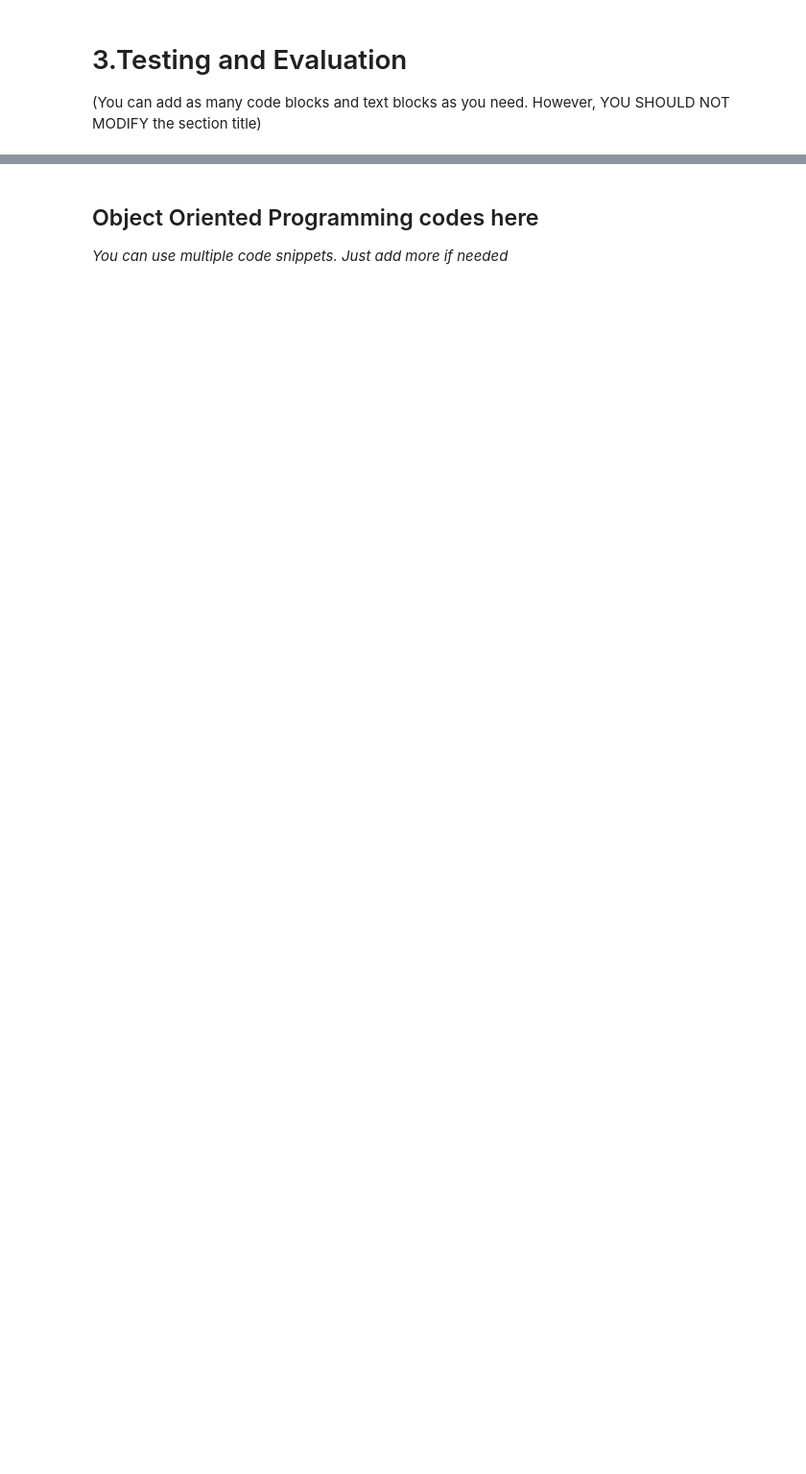
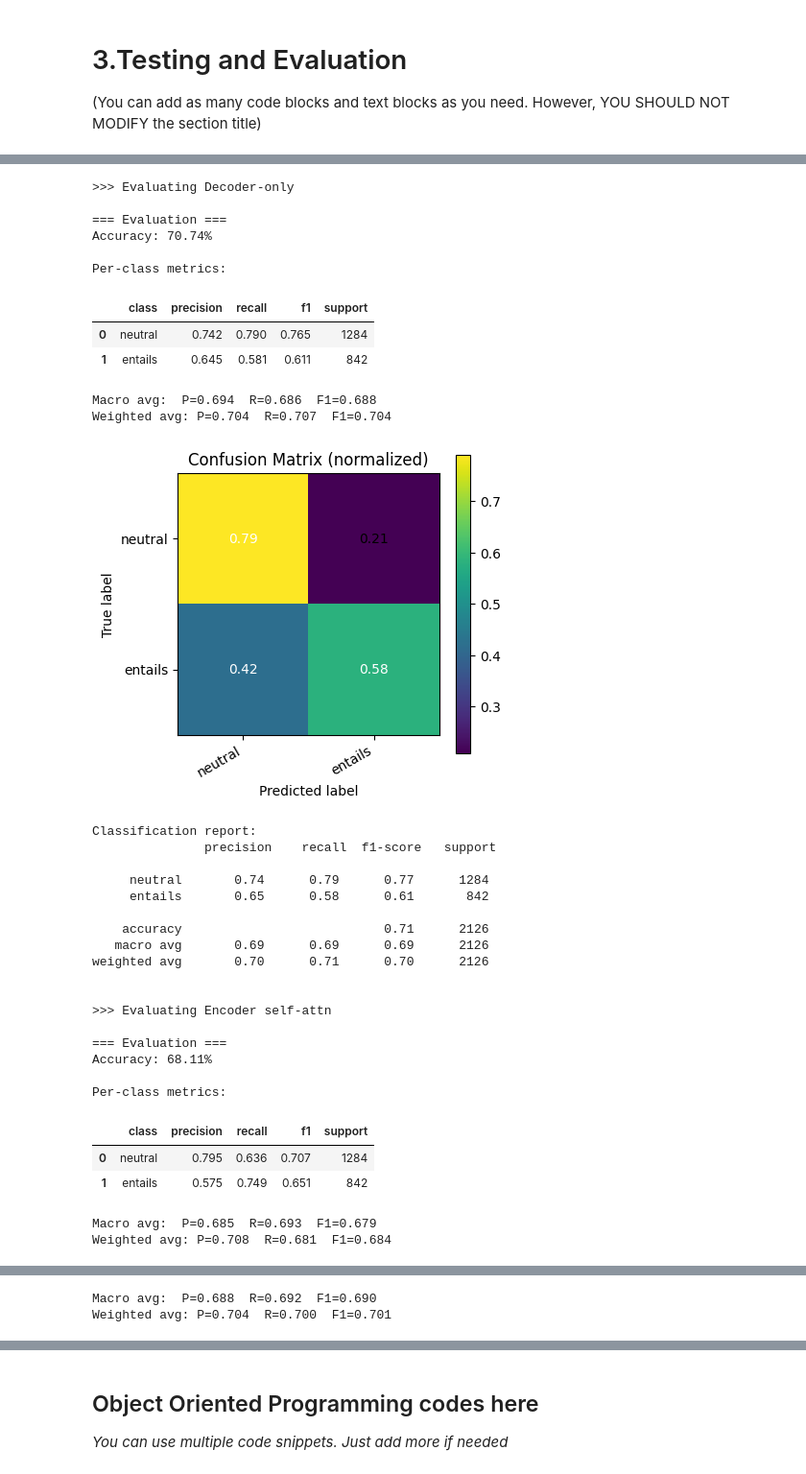
Before and after one commit to sush-utagi/NLP-Inference-Engine, a Jupyter notebook: CITS4012_19_dheya_new.ipynb, the cells around one changed output, grey strips where cells are left out. Shown at 96% size. Saved outputs shown, nothing was run; the diff lists cells and outputs as text; code cells hidden in the pictures; blank space fills up the shorter version.

```diff
--- a/CITS4012_19_dheya_new.ipynb
+++ b/CITS4012_19_dheya_new.ipynb
@@ -1291,0 +1437,35 @@ df_2d = sweep_birnn({"embed_dim":[32,64,96], "hidden_dim":[32,64,96]}, seeds=(0,
+# %%
+# Example: switching attention type
+from types import SimpleNamespace
+
+class BahdanauAttention(nn.Module):
+    def __init__(self, hidden_size):
+        super().__init__()
+        self.W1 = nn.Linear(hidden_size, hidden_size)
+        self.W2 = nn.Linear(hidden_size, hidden_size)
+        self.v = nn.Linear(hidden_size, 1)
+
+    def forward(self, dec_hidden, enc_out, mask=None):
+        dec_hidden_exp = dec_hidden.unsqueeze(1)
+        score = self.v(torch.tanh(self.W1(dec_hidden_exp) + self.W2(enc_out))).squeeze(-1)
+        if mask is not None:
+            score = score.masked_fill(~mask, -1e9)
+        attn_weights = F.softmax(score, dim=-1)
+        context = torch.bmm(attn_weights.unsqueeze(1), enc_out).squeeze(1)
+        return context, attn_weights
+
+class NLIModelBahdanau(NLIModelWithAttention):
+    def __init__(self, **kwargs):
+        super().__init__(**kwargs)
+        self.decoder.attention = BahdanauAttention(self.hidden_size)
+
+model_bahdanau = NLIModelBahdanau(**default_model_configs(vocab_size)["attn"]).to(MY_DEVICE)
+# %%
+attention_models = {
+    "Decoder-only": model_dec_only,
+    "Encoder self-attn": model_enc_self,
+    "No attention": model_no_attn,
+    "Bahdanau": model_bahdanau
+}
+
+trained_attention_models = train_all_models(attention_models, train_loader, val_loader, MY_DEVICE)
@@ -1291,0 +1490,37 @@ df_2d = sweep_birnn({"embed_dim":[32,64,96], "hidden_dim":[32,64,96]}, seeds=(0,
+# %%
+evaluate_all_models(trained_attention_models, test_loader, device=MY_DEVICE, normalize_cm=True)
+# %% [output]
+>>> Evaluating Decoder-only
+
+=== Evaluation ===
+Accuracy: 70.74%
+
+Per-class metrics:
+|  | class | precision | recall | f1 | support |
+| 0 | neutral | 0.742 | 0.790 | 0.765 | 1284 |
+| 1 | entails | 0.645 | 0.581 | 0.611 | 842 |
+Macro avg:  P=0.694  R=0.686  F1=0.688
+Weighted avg: P=0.704  R=0.707  F1=0.704
+[figure, added]
+Classification report:
+               precision    recall  f1-score   support
+
+     neutral       0.74      0.79      0.77      1284
+     entails       0.65      0.58      0.61       842
+
+    accuracy                           0.71      2126
+   macro avg       0.69      0.69      0.69      2126
+weighted avg       0.70      0.71      0.70      2126
+
+
+>>> Evaluating Encoder self-attn
+
+=== Evaluation ===
+Accuracy: 68.11%
+
+Per-class metrics:
+|  | class | precision | recall | f1 | support |
+| 0 | neutral | 0.795 | 0.636 | 0.707 | 1284 |
+| 1 | entails | 0.575 | 0.749 | 0.651 | 842 |
+Macro avg:  P=0.685  R=0.693  F1=0.679
+Weighted avg: P=0.708  R=0.681  F1=0.684
@@ -1291,0 +1548,2 @@ df_2d = sweep_birnn({"embed_dim":[32,64,96], "hidden_dim":[32,64,96]}, seeds=(0,
+Macro avg:  P=0.688  R=0.692  F1=0.690
+Weighted avg: P=0.704  R=0.700  F1=0.701
```
Also changed, not shown: parts of 9 cells of this notebook, 3 other files.
